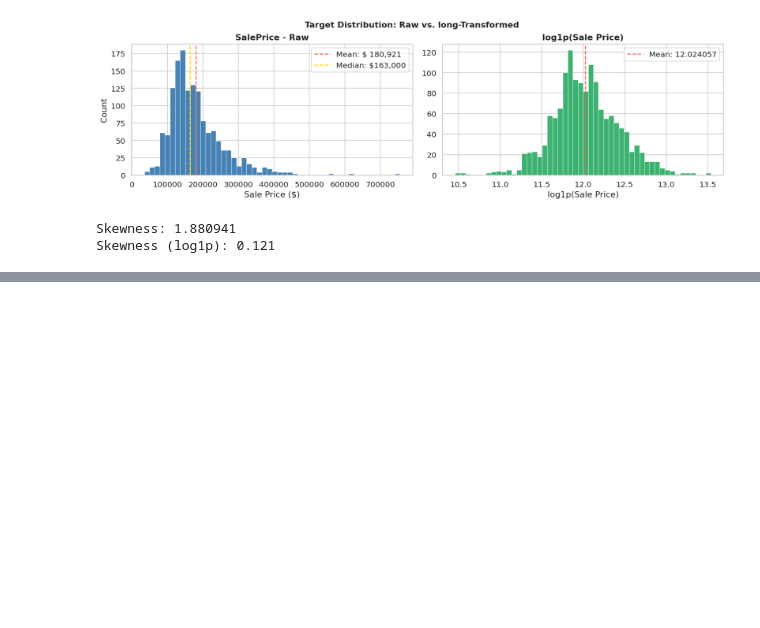
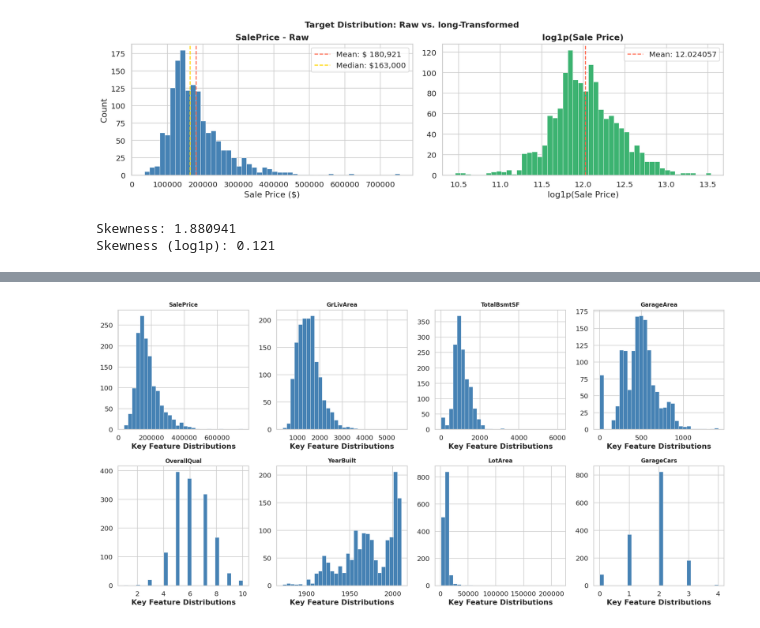
Before and after one commit to abderrazzakchafi/house-prices-advanced-regression, a Jupyter notebook: House-Prices-Regression.ipynb, the cells around one changed output, grey strips where cells are left out. Cells and saved outputs as stored; diff of their text form; code cells hidden in the pictures; blank space fills up the shorter version.

```diff
--- a/House-Prices-Regression.ipynb
+++ b/House-Prices-Regression.ipynb
@@ -194,0 +236,20 @@ NameError: name 'pct' is not defined
+# %%
+important_cols = [
+    "SalePrice", "GrLivArea", "TotalBsmtSF", "GarageArea",
+    "OverallQual", "YearBuilt", "LotArea", "GarageCars"
+]
+
+fig, axes = plt.subplots(2, 4, figsize=(16, 8))
+
+for ax, col in zip(axes.flatten(), important_cols):
+    data = train[col].dropna()
+    ax.hist(data, bins=30, color='steelblue', edgecolor='white', linewidth=0.4)
+    ax.set_title(col, fontweight='bold', fontsize=10)
+    ax.set_xlabel('')
+    skewness = skew(data)
+    ax.set_xlabel(f'Key Feature Distributions', fontsize=13, fontweight='bold', y=1.01)
+
+plt.tight_layout()
+plt.show()
+# %% [output]
+[figure, added]
```
Also changed, not shown: parts of 3 cells of this notebook.
